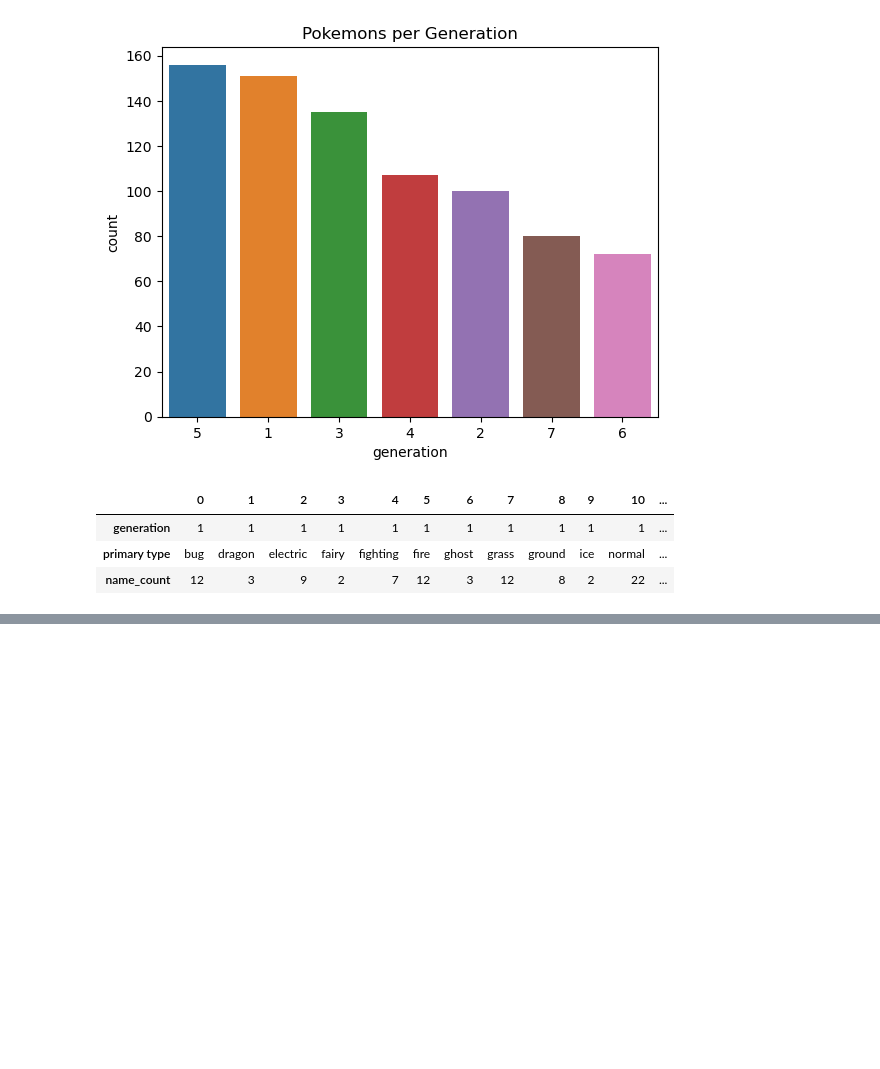
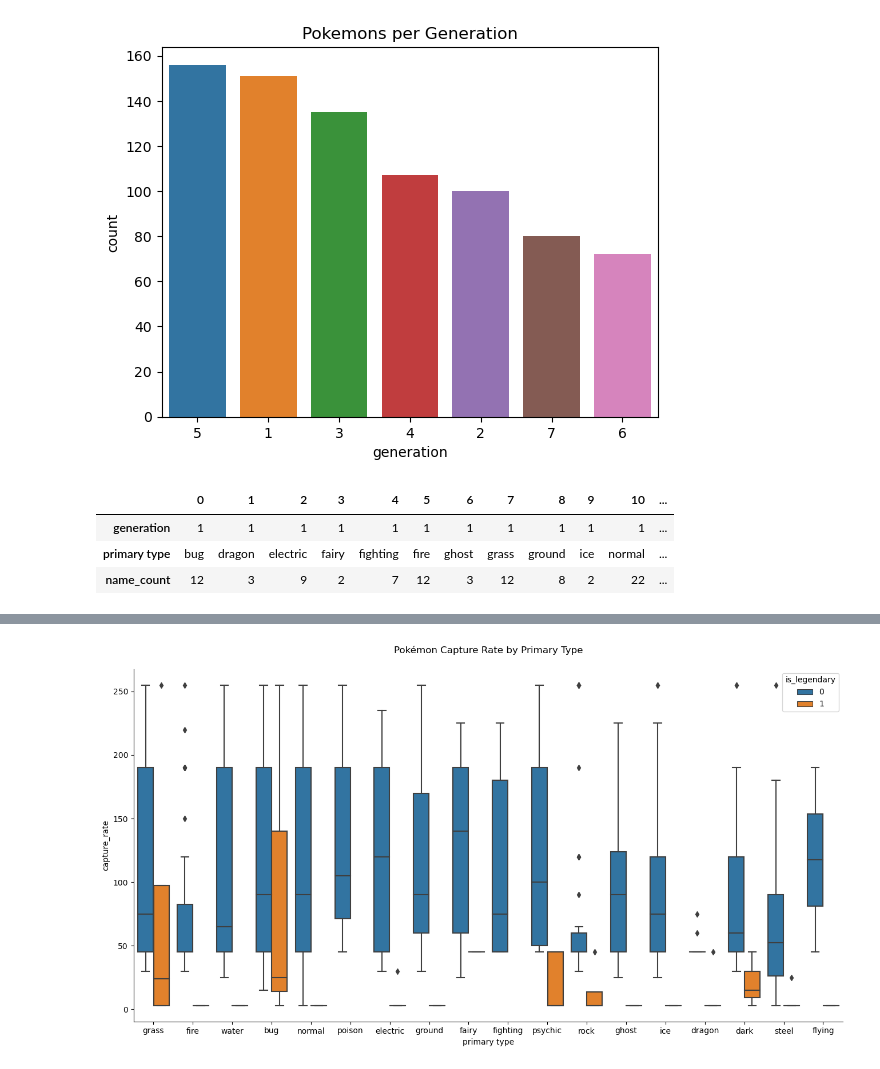
Before and after one commit to joharkhan99/Data-Science-Internship, a Jupyter notebook: Week3/Day1/Advance_Data_Visualization.ipynb, the cells around one changed output, grey strips where cells are left out. Cells and saved outputs as stored; diff of their text form; code cells hidden in the pictures; blank space fills up the shorter version.

```diff
--- a/Week3/Day1/Advance_Data_Visualization.ipynb
+++ b/Week3/Day1/Advance_Data_Visualization.ipynb
@@ -248,0 +282,8 @@ type_generation_grouped.head(20).T
+# %%
+plt.figure(figsize=(16,8))
+ax = sns.boxplot(data=df, x='primary type', y='capture_rate', hue='is_legendary').set_title('Pokémon Capture Rate by Primary Type', pad=20)
+
+sns.despine(top=True, right=True)
+plt.show()
+# %% [output]
+[figure, added]
```
Also changed, not shown: parts of 7 cells of this notebook.
